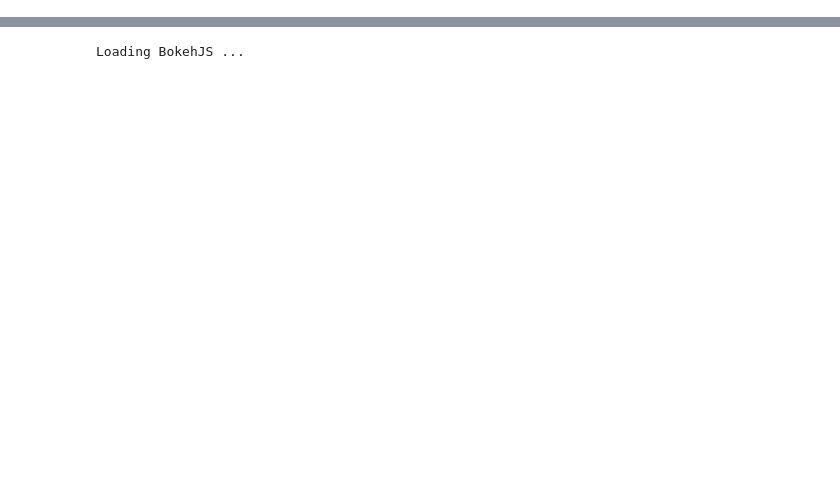
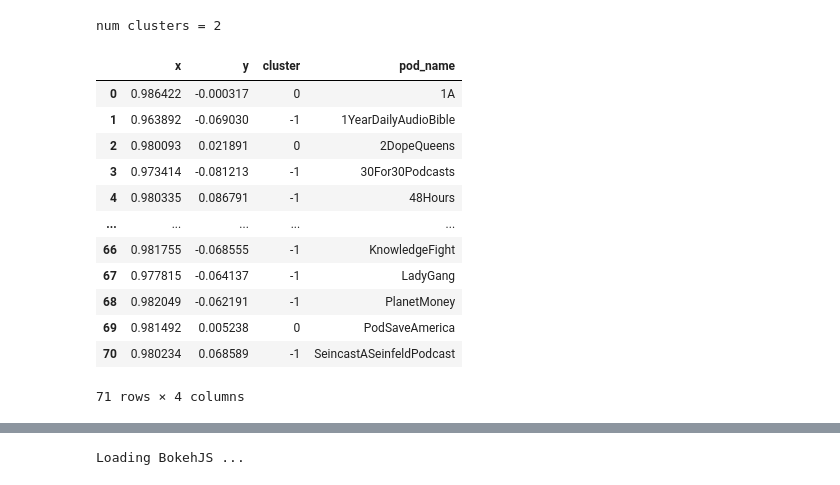
Before and after one commit to edwardlk/pod_tweets, a Jupyter notebook: notebooks/pod_user_cluster.ipynb, the cells around one changed output, grey strips where cells are left out. Saved outputs shown, nothing was run; the diff lists cells and outputs as text; code cells hidden in the pictures; blank space fills up the shorter version.

```diff
--- a/notebooks/pod_user_cluster.ipynb
+++ b/notebooks/pod_user_cluster.ipynb
@@ -157 +136,8 @@ KMeans(algorithm='auto', copy_x=True, init='k-means++', max_iter=300,
        random_state=None, tol=0.0001, verbose=0)
+# %%
+from joblib import dump, load
+
+resources_dir = '/home/ed/github/pod_tweets/resources/'
+
+# data_dump = resources_dir + '20190402_kmeans_data.joblib'
+# dump(reduced_data, data_dump)
@@ -193,0 +194,15 @@ plt.show()
+# %%
+final_matrix = pd.read_pickle(resources_dir + 'final_matrix.pkl')
+
+topic_pkl = 'topic_matrix_202002121312.pkl'
+rank_pkl = 'rank_matrix_202002121312.pkl'
+
+topic_matrix = pd.read_pickle(resources_dir + topic_pkl)
+rank_matrix = pd.read_pickle(resources_dir + rank_pkl)
+
+pods_list = rank_matrix.columns.to_list()
+# %%
+topic_matrix_norm = normalize(topic_matrix, norm='l2', copy=False)
+# %%
+reduced_data = TruncatedSVD(n_components=2).fit_transform(topic_matrix_norm)
+reduced_data[:10]
@@ -193,0 +220,28 @@ plt.show()
+# %%
+import hdbscan
+
+clustering_martrix = pd.DataFrame(reduced_data, columns=['x', 'y'])
+
+clusterer = hdbscan.HDBSCAN(min_samples=15, metric='manhattan',
+                            min_cluster_size=2).fit(clustering_martrix)
+cluster_ids = clusterer.labels_
+print('num clusters = {}'.format(clusterer.labels_.max()+1))
+
+clustering_martrix['cluster'] = cluster_ids
+clustering_martrix['pod_name'] = pods_list
+clustering_martrix
+# %% [output]
+num clusters = 2
+|  | x | y | cluster | pod_name |
+| 0 | 0.986422 | -0.000317 | 0 | 1A |
+| 1 | 0.963892 | -0.069030 | -1 | 1YearDailyAudioBible |
+| 2 | 0.980093 | 0.021891 | 0 | 2DopeQueens |
+| 3 | 0.973414 | -0.081213 | -1 | 30For30Podcasts |
+| 4 | 0.980335 | 0.086791 | -1 | 48Hours |
+| ... | ... | ... | ... | ... |
+| 66 | 0.981755 | -0.068555 | -1 | KnowledgeFight |
+| 67 | 0.977815 | -0.064137 | -1 | LadyGang |
+| 68 | 0.982049 | -0.062191 | -1 | PlanetMoney |
+| 69 | 0.981492 | 0.005238 | 0 | PodSaveAmerica |
+| 70 | 0.980234 | 0.068589 | -1 | SeincastASeinfeldPodcast |
+71 rows × 4 columns
```
Also changed, not shown: parts of 16 cells of this notebook, 3 other files.
